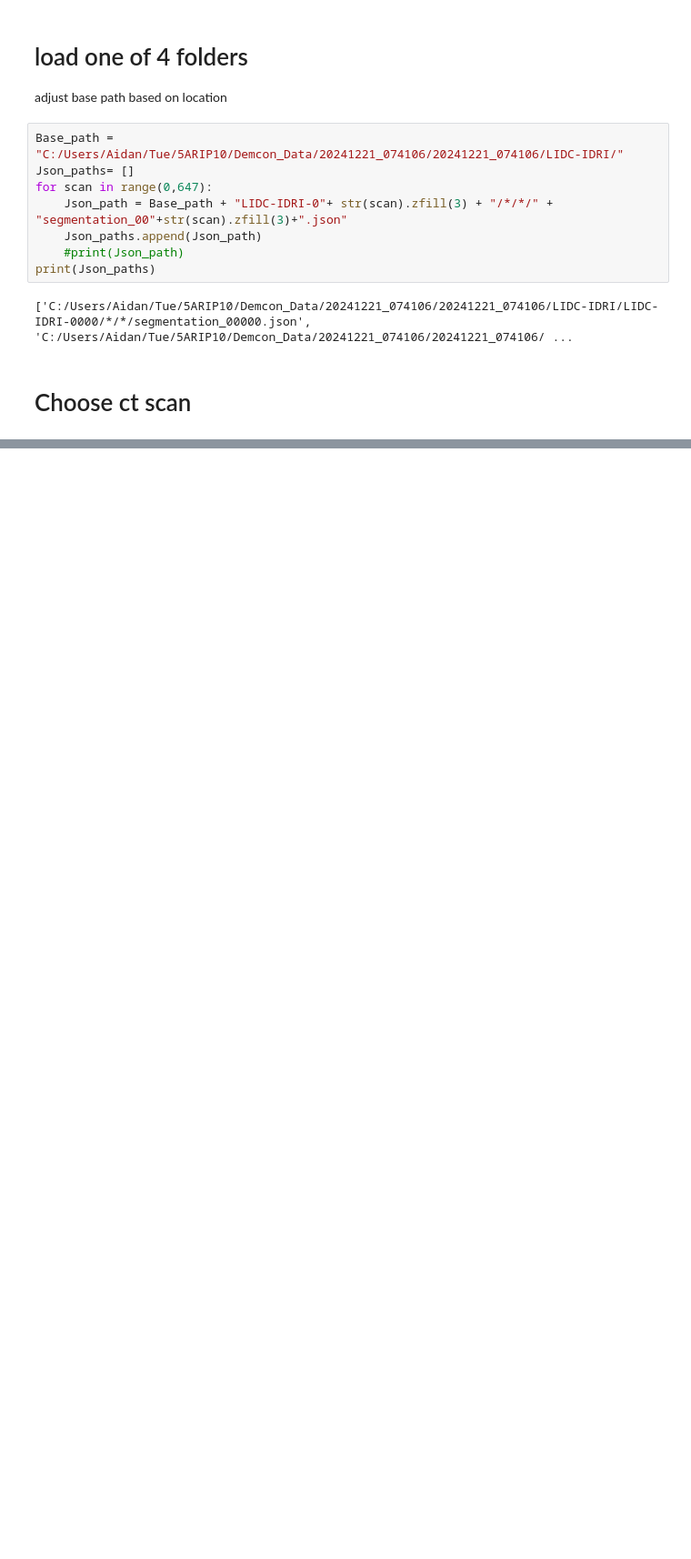
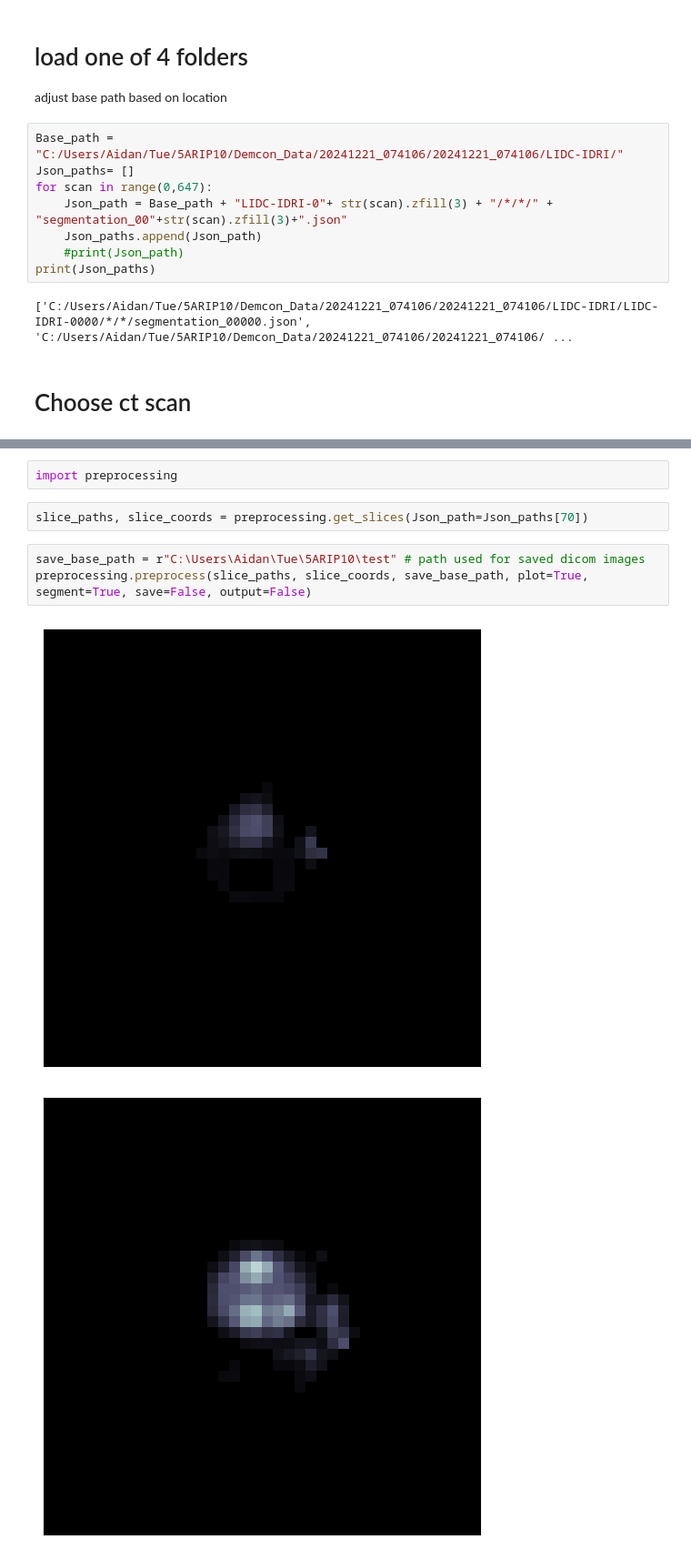
Before and after one commit to Christian-Stefan/Team-Internship, a Jupyter notebook: segment.ipynb, the cells around one changed output, grey strips where cells are left out. Shown at 91% size. Cells and saved outputs as stored; diff of their text form; blank space fills up the shorter version.

Commit message:
<add>on<Aidan> preprocess cleaned

```diff
--- a/segment.ipynb
+++ b/segment.ipynb
@@ -187,0 +17,10 @@ plt.show()
+# %%
+import preprocessing
+# %%
+slice_paths, slice_coords = preprocessing.get_slices(Json_path=Json_paths[70])
+# %%
+save_base_path = r"C:\Users\Aidan\Tue\5ARIP10\test" # path used for saved dicom images
+preprocessing.preprocess(slice_paths, slice_coords, save_base_path, plot=True, segment=True, save=False, output=False)
+# %% [output]
+[figure, added]
+[figure, added]
```
Also changed, not shown: parts of 4 cells of this notebook, 1 other file.
